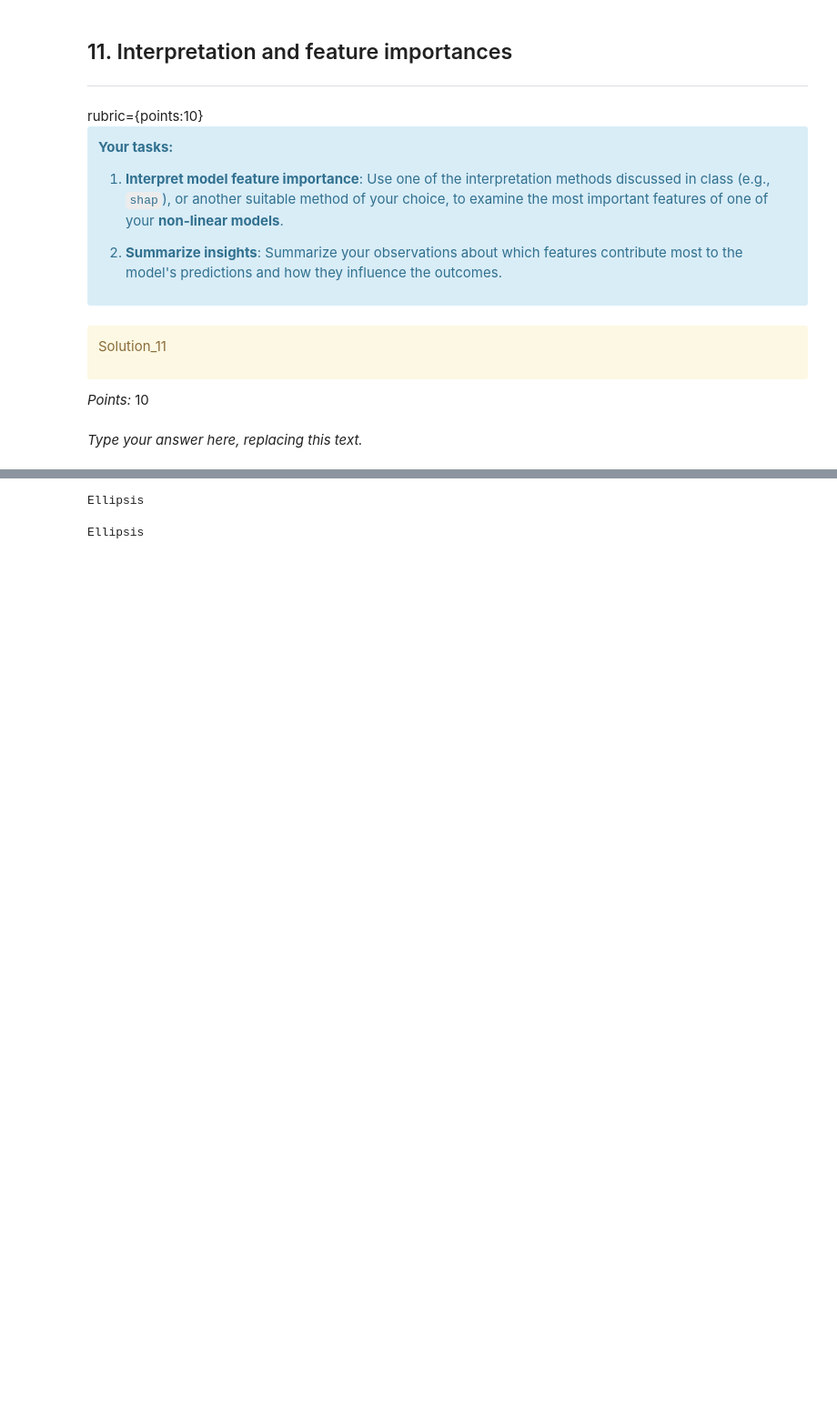
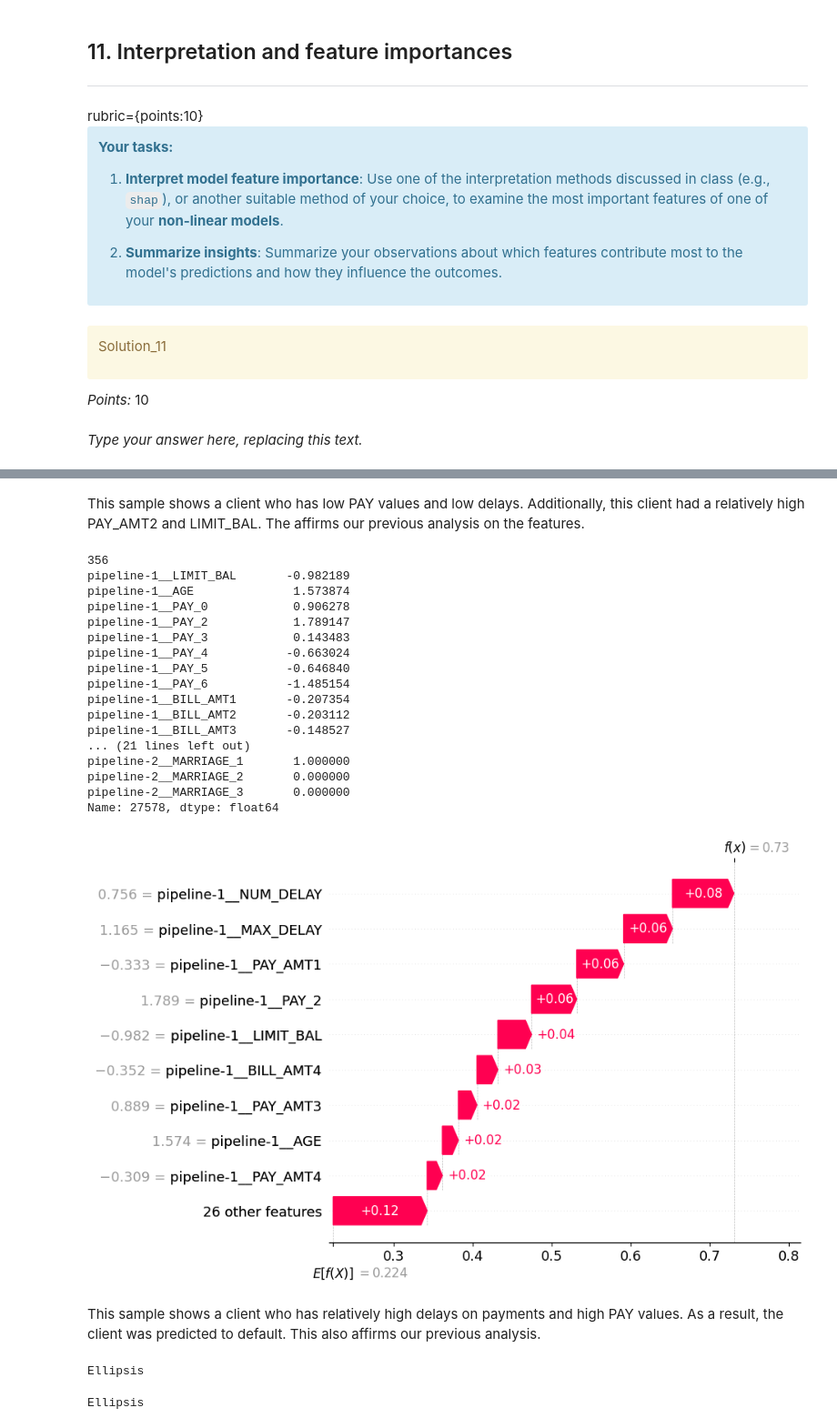
Before and after one commit to angshe/330hw5, a Jupyter notebook: hw5.ipynb, the cells around one changed output, grey strips where cells are left out. Shown at 91% size. Cells and saved outputs as stored; diff of their text form; code cells hidden in the pictures; blank space fills up the shorter version.

```diff
--- a/hw5.ipynb
+++ b/hw5.ipynb
@@ -1433,3 +1482,31 @@ Ellipsis
+# %% [markdown]
+This sample shows a client who has low PAY values and low delays. Additionally, this client had a relatively high PAY_AMT2 and LIMIT_BAL. The affirms our previous analysis on the features.
+# %%
+idx = 356
+print(idx)
+print (X_sample.iloc[idx])
+shap.plots.waterfall(train_shap_values[:,:,1][idx])
+# %% [output]
+356
+pipeline-1__LIMIT_BAL       -0.982189
+pipeline-1__AGE              1.573874
+pipeline-1__PAY_0            0.906278
+pipeline-1__PAY_2            1.789147
+pipeline-1__PAY_3            0.143483
+pipeline-1__PAY_4           -0.663024
+pipeline-1__PAY_5           -0.646840
+pipeline-1__PAY_6           -1.485154
+pipeline-1__BILL_AMT1       -0.207354
+pipeline-1__BILL_AMT2       -0.203112
+pipeline-1__BILL_AMT3       -0.148527
+... (21 lines left out)
+pipeline-2__MARRIAGE_1       1.000000
+pipeline-2__MARRIAGE_2       0.000000
+pipeline-2__MARRIAGE_3       0.000000
+Name: 27578, dtype: float64
+[figure, added]
+# %% [markdown]
+This sample shows a client who has relatively high delays on payments and high PAY values. As a result, the client was predicted to default. This also affirms our previous analysis.
 # %%
 ...
 # %% [output]
```
Also changed, not shown: parts of 8 cells of this notebook.
